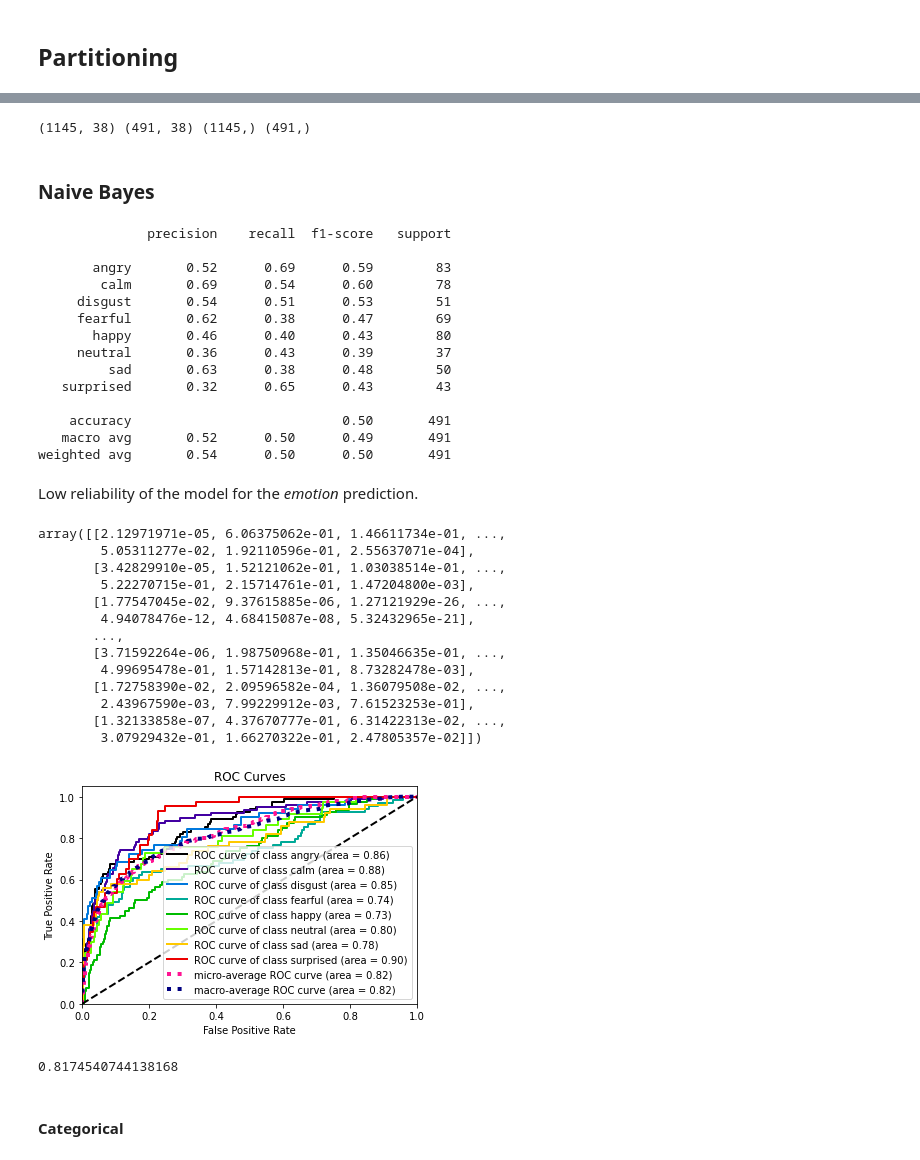
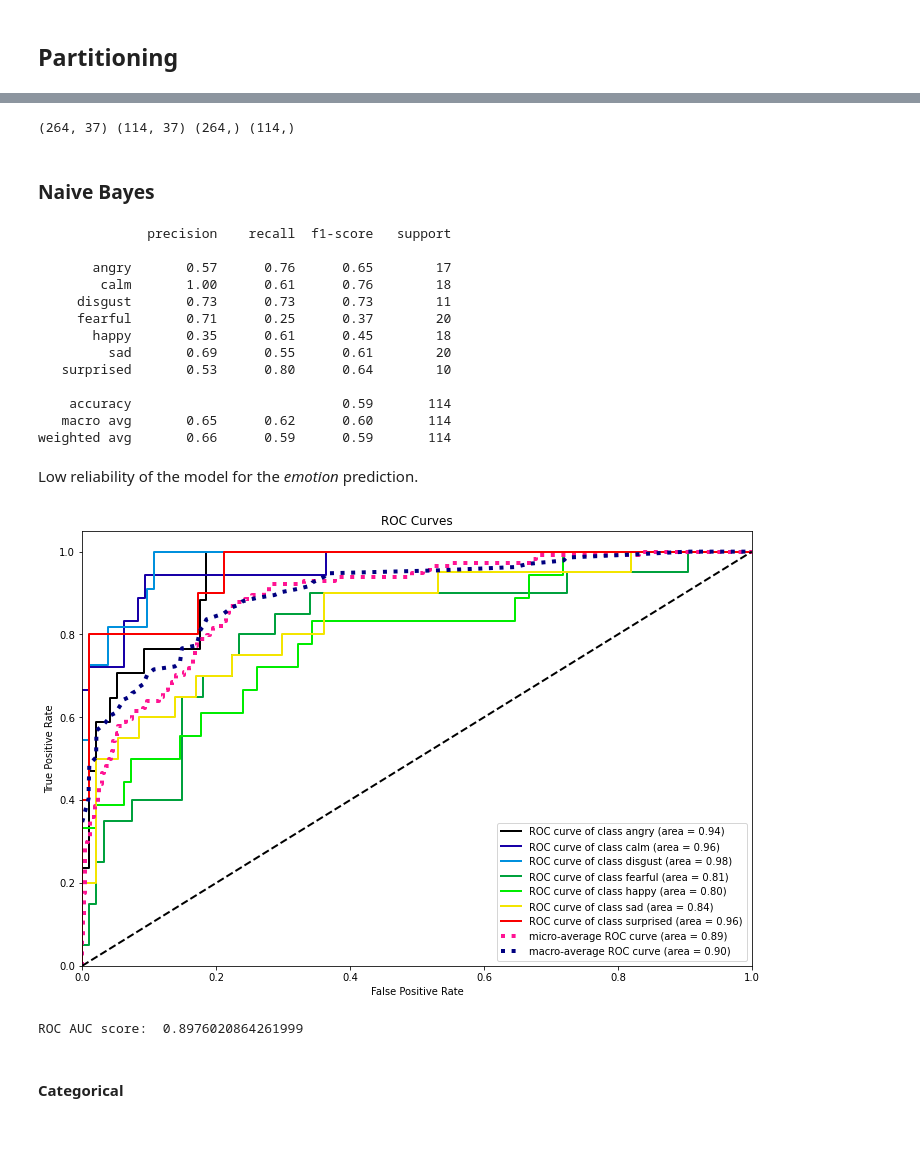
Before and after one commit to Claudio-95/DM22-23, a Jupyter notebook: Project_2nd part.ipynb, the cells around one changed output, grey strips where cells are left out. Drawn from its saved outputs; the diff is of its cells as text; code cells hidden in the pictures; blank space fills up the shorter version.

Commit message:
Updated NB and partitioning with clustering

```diff
--- a/Project_2nd part.ipynb
+++ b/Project_2nd part.ipynb
@@ -37,6 +39,23 @@ Possible variables:
 # %% [markdown]
 ## Partitioning
+# %%
+def partition_df(df, attribute):
+    tmp = df.copy()
+    ret = {}
+    partitions = tmp[attribute].unique()
+    for p in partitions:
+        ret[p] = df[(tmp[attribute] == p)]
+
+    return ret
 # %%
-df_num = df.drop(columns = ["modality", "vocal_channel", "emotional_intensity", "statement", "repetition", "actor", "channels", "frame_width"]).dropna()
-df_num.T
+attr_part1 = "statement"
+val1 = "Kids are talking by the door"
+
+attr_part2 = "emotional_intensity"
+val2 = "strong"
+
+kids_strong = partition_df(df, attr_part1)[val1]
+kids_strong = partition_df(kids_strong, attr_part2)[val2]
+kids_strong = kids_strong.drop(columns = ["modality", "vocal_channel", "emotional_intensity", "statement", "repetition", "actor", "channels", "frame_width"]).dropna()
+kids_strong.T
 # %% [output]
@@ -61,8 +80,8 @@ df_num.T
 # %%
-y = np.array(df_num["emotion"]) # <--- this is the variable prediction parameter
+y = np.array(kids_strong["emotion"]) # <--- this is the variable prediction parameter
 categorical_cols = ["emotion", "sex"]
-df_num = pd.get_dummies(df_num, columns=categorical_cols)
-X = df_num.values
+kids_strong = pd.get_dummies(kids_strong, columns=categorical_cols)
+X = kids_strong.values
 X_train, X_test, y_train, y_test = train_test_split(
     X, y, test_size=0.3, random_state=0
 )
@@ -81,3 +100,7 @@ print(np.unique(y_test, return_counts=True)[1] / len(y_test))
+# %%
+X_train, X_test, y_train, y_test = train_test_split(
+    X, y, test_size=0.3, stratify=y, random_state=0
+)
 # %%
 # with stratify
 print(np.unique(y, return_counts=True)[1] / len(y))
@@ -93,7 +116,7 @@ print(np.unique(y_test, return_counts=True)[1] / len(y_test))
 # %%
 print(X_train.shape, X_test.shape, y_train.shape, y_test.shape)
 # %% [output]
-(1145, 38) (491, 38) (1145,) (491,)
+(264, 37) (114, 37) (264,) (114,)
 # %% [markdown]
 ### Naive Bayes
 # %%
@@ -104,44 +127,28 @@ print(classification_report(y_test, y_pred))
 # %% [output]
               precision    recall  f1-score   support
 
-       angry       0.52      0.69      0.59        83
-        calm       0.69      0.54      0.60        78
-     disgust       0.54      0.51      0.53        51
-     fearful       0.62      0.38      0.47        69
-       happy       0.46      0.40      0.43        80
-     neutral       0.36      0.43      0.39        37
-         sad       0.63      0.38      0.48        50
-   surprised       0.32      0.65      0.43        43
+       angry       0.57      0.76      0.65        17
+        calm       1.00      0.61      0.76        18
+     disgust       0.73      0.73      0.73        11
+     fearful       0.71      0.25      0.37        20
+       happy       0.35      0.61      0.45        18
+         sad       0.69      0.55      0.61        20
+   surprised       0.53      0.80      0.64        10
 
-    accuracy                           0.50       491
-   macro avg       0.52      0.50      0.49       491
-weighted avg       0.54      0.50      0.50       491
+    accuracy                           0.59       114
+   macro avg       0.65      0.62      0.60       114
+weighted avg       0.66      0.59      0.59       114
 # %% [markdown]
 Low reliability of the model for the _emotion_ prediction.
-# %%
-clf.predict_proba(X_test)
-# %% [output]
-array([[2.12971971e-05, 6.06375062e-01, 1.46611734e-01, ...,
-        5.05311277e-02, 1.92110596e-01, 2.55637071e-04],
-       [3.42829910e-05, 1.52121062e-01, 1.03038514e-01, ...,
-        5.22270715e-01, 2.15714761e-01, 1.47204800e-03],
-       [1.77547045e-02, 9.37615885e-06, 1.27121929e-26, ...,
-        4.94078476e-12, 4.68415087e-08, 5.32432965e-21],
-       ...,
-       [3.71592264e-06, 1.98750968e-01, 1.35046635e-01, ...,
-        4.99695478e-01, 1.57142813e-01, 8.73282478e-03],
-       [1.72758390e-02, 2.09596582e-04, 1.36079508e-02, ...,
-        2.43967590e-03, 7.99229912e-03, 7.61523253e-01],
-       [1.32133858e-07, 4.37670777e-01, 6.31422313e-02, ...,
-        3.07929432e-01, 1.66270322e-01, 2.47805357e-02]])
 # %%
 # https://scikit-learn.org/stable/auto_examples/model_selection/plot_roc.html
+plt.rcParams["figure.figsize"] = [12, 8]
 plot_roc(y_test, clf.predict_proba(X_test))
 plt.show()
-print(roc_auc_score(y_test, clf.predict_proba(X_test), multi_class="ovr", average="macro"))
+print("ROC AUC score: ", roc_auc_score(y_test, clf.predict_proba(X_test), multi_class="ovr", average="macro"))
 # %% [output]
-[figure, old version]
+[figure, new version]
-0.8174540744138168
+ROC AUC score:  0.8976020864261999
 # %% [markdown]
 #### Categorical
 # %%
```
Also changed, not shown: parts of 8 cells of this notebook.
